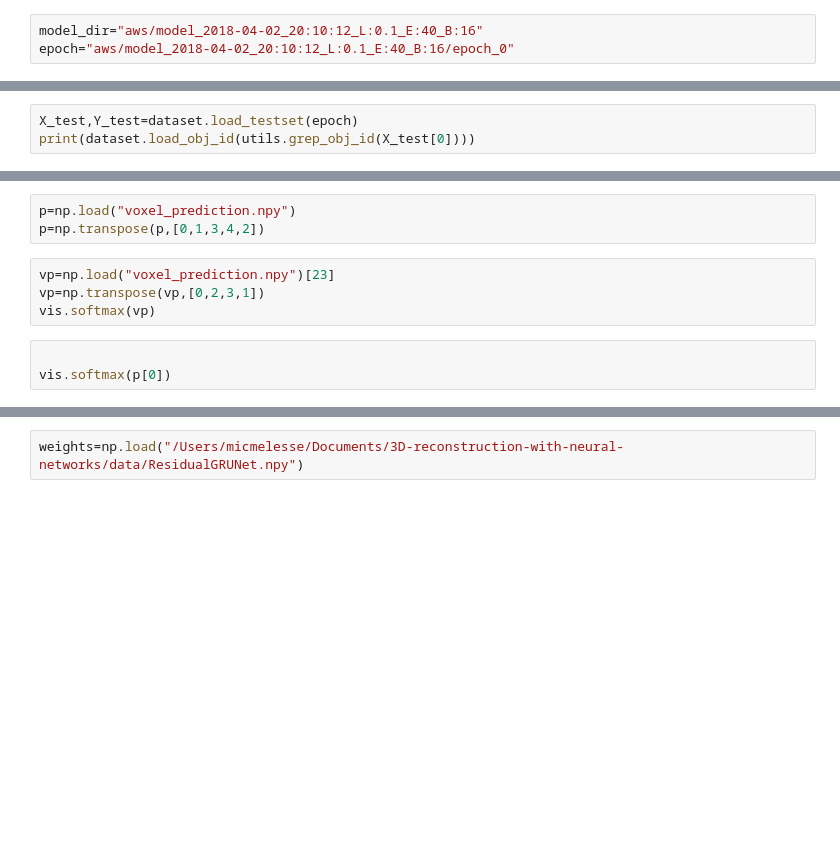
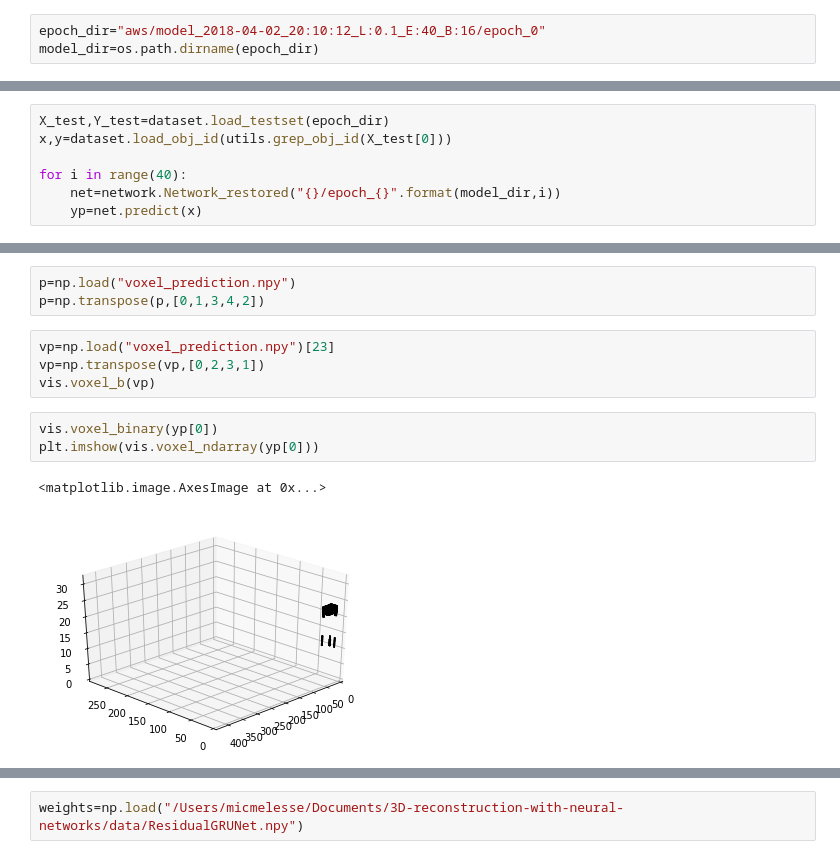
Before and after one commit to micmelesse/3D-reconstruction-with-Neural-Networks, a Jupyter notebook: playground.ipynb, the cells around one changed output, grey strips where cells are left out. Cells and saved outputs as stored; diff of their text form; blank space fills up the shorter version.

```diff
--- a/playground.ipynb
+++ b/playground.ipynb
@@ -22,5 +23,5 @@ from moviepy.editor import *
 The autoreload extension is already loaded. To reload it, use:
   %reload_ext autoreload
 # %%
-model_dir="aws/model_2018-04-02_20:10:12_L:0.1_E:40_B:16"
-epoch="aws/model_2018-04-02_20:10:12_L:0.1_E:40_B:16/epoch_0"
+epoch_dir="aws/model_2018-04-02_20:10:12_L:0.1_E:40_B:16/epoch_0"
+model_dir=os.path.dirname(epoch_dir)
@@ -31,4 +28,8 @@ X_test[0]
 # %%
-X_test,Y_test=dataset.load_testset(epoch)
-print(dataset.load_obj_id(utils.grep_obj_id(X_test[0])))
+X_test,Y_test=dataset.load_testset(epoch_dir)
+x,y=dataset.load_obj_id(utils.grep_obj_id(X_test[0]))
+
+for i in range(40):
+    net=network.Network_restored("{}/epoch_{}".format(model_dir,i))
+    yp=net.predict(x)
 # %% [output]
@@ -63,7 +73,10 @@ p=np.transpose(p,[0,1,3,4,2])
 # %%
 vp=np.load("voxel_prediction.npy")[23]
 vp=np.transpose(vp,[0,2,3,1])
-vis.softmax(vp)
+vis.voxel_b(vp)
-# %%
-
-vis.softmax(p[0])
+# %%
+vis.voxel_binary(yp[0])
+plt.imshow(vis.voxel_ndarray(yp[0]))
+# %% [output]
+<matplotlib.image.AxesImage at 0x...>
+[figure, added]
```
Also changed, not shown: parts of 7 cells of this notebook, 4 other files.
